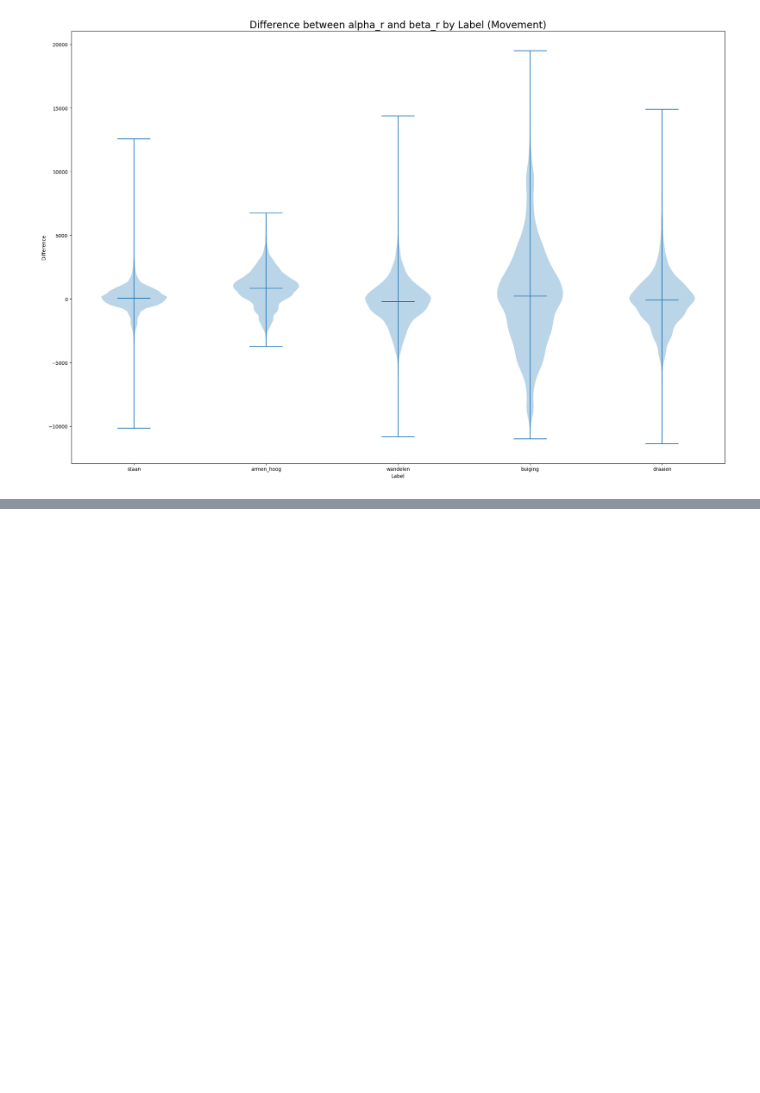
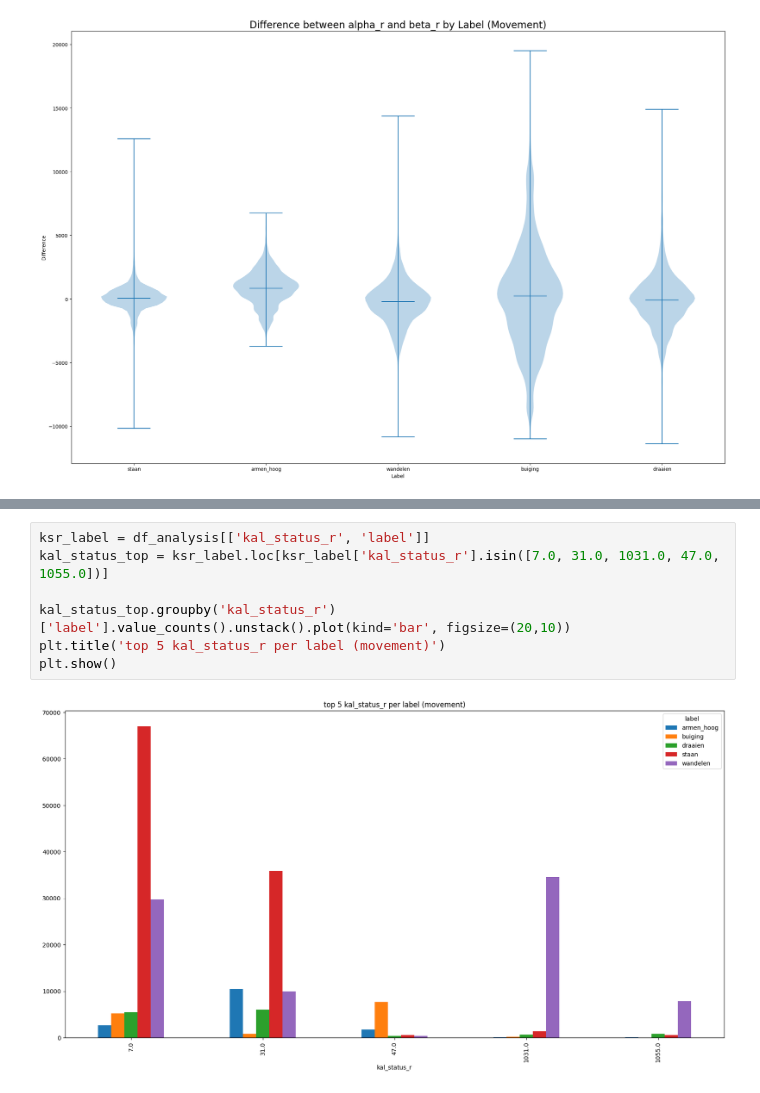
Before and after one commit to Arai-4-Data-Analysis-Team/Wearables-Data-Analysis, a Jupyter notebook: code/labeled-movement.ipynb, the cells around one changed output, grey strips where cells are left out. Drawn from its saved outputs; the diff is of its cells as text; blank space fills up the shorter version.

```diff
--- a/code/labeled-movement.ipynb
+++ b/code/labeled-movement.ipynb
@@ -262,0 +173,9 @@ plt.show()
+# %%
+ksr_label = df_analysis[['kal_status_r', 'label']]
+kal_status_top = ksr_label.loc[ksr_label['kal_status_r'].isin([7.0, 31.0, 1031.0, 47.0, 1055.0])]
+
+kal_status_top.groupby('kal_status_r')['label'].value_counts().unstack().plot(kind='bar', figsize=(20,10))
+plt.title('top 5 kal_status_r per label (movement)')
+plt.show()
+# %% [output]
+[figure, added]
```
Also changed, not shown: parts of 6 cells of this notebook, 2 other files.
